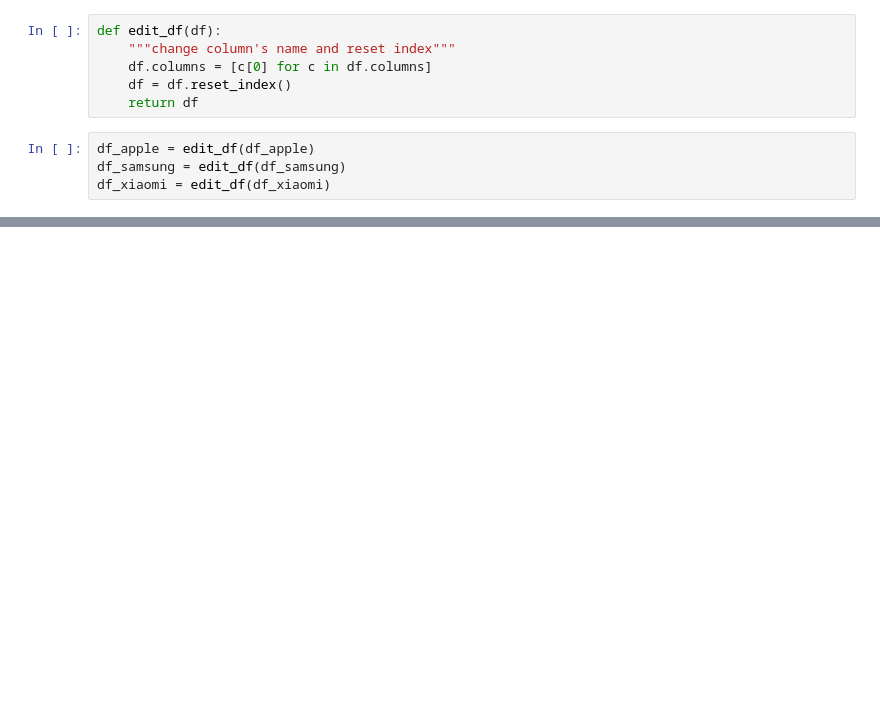
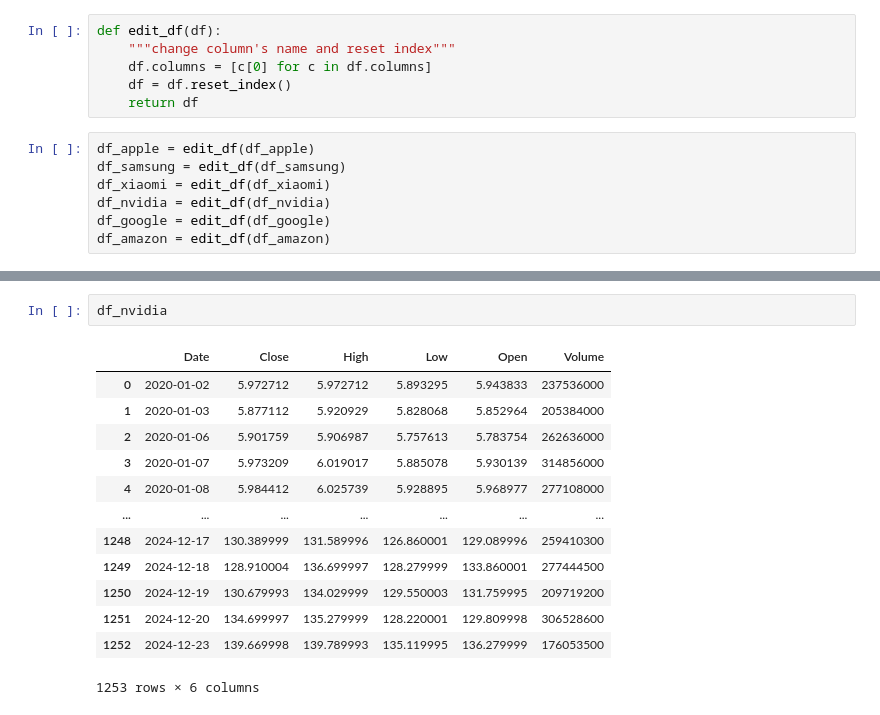
Before and after one commit to Rahifhiba/Forcasting-finance, a Jupyter notebook: forecasting.ipynb, the cells around one changed output, grey strips where cells are left out. Drawn from its saved outputs; the diff is of its cells as text; blank space fills up the shorter version.

```diff
--- a/forecasting.ipynb
+++ b/forecasting.ipynb
@@ -38,6 +61,9 @@ def edit_df(df):
 df_apple = edit_df(df_apple)
 df_samsung = edit_df(df_samsung)
 df_xiaomi = edit_df(df_xiaomi)
+df_nvidia = edit_df(df_nvidia)
+df_google = edit_df(df_google)
+df_amazon = edit_df(df_amazon)
 # %%
 df_apple
 # %% [output]
@@ -88,0 +115,16 @@ df_xiaomi
+# %%
+df_nvidia
+# %% [output]
+|  | Date | Close | High | Low | Open | Volume |
+| 0 | 2020-01-02 | 5.972712 | 5.972712 | 5.893295 | 5.943833 | 237536000 |
+| 1 | 2020-01-03 | 5.877112 | 5.920929 | 5.828068 | 5.852964 | 205384000 |
+| 2 | 2020-01-06 | 5.901759 | 5.906987 | 5.757613 | 5.783754 | 262636000 |
+| 3 | 2020-01-07 | 5.973209 | 6.019017 | 5.885078 | 5.930139 | 314856000 |
+| 4 | 2020-01-08 | 5.984412 | 6.025739 | 5.928895 | 5.968977 | 277108000 |
+| ... | ... | ... | ... | ... | ... | ... |
+| 1248 | 2024-12-17 | 130.389999 | 131.589996 | 126.860001 | 129.089996 | 259410300 |
+| 1249 | 2024-12-18 | 128.910004 | 136.699997 | 128.279999 | 133.860001 | 277444500 |
+| 1250 | 2024-12-19 | 130.679993 | 134.029999 | 129.550003 | 131.759995 | 209719200 |
+| 1251 | 2024-12-20 | 134.699997 | 135.279999 | 128.220001 | 129.809998 | 306528600 |
+| 1252 | 2024-12-23 | 139.669998 | 139.789993 | 135.119995 | 136.279999 | 176053500 |
+1253 rows × 6 columns
```
Also changed, not shown: parts of 29 cells of this notebook, 1 other file.
